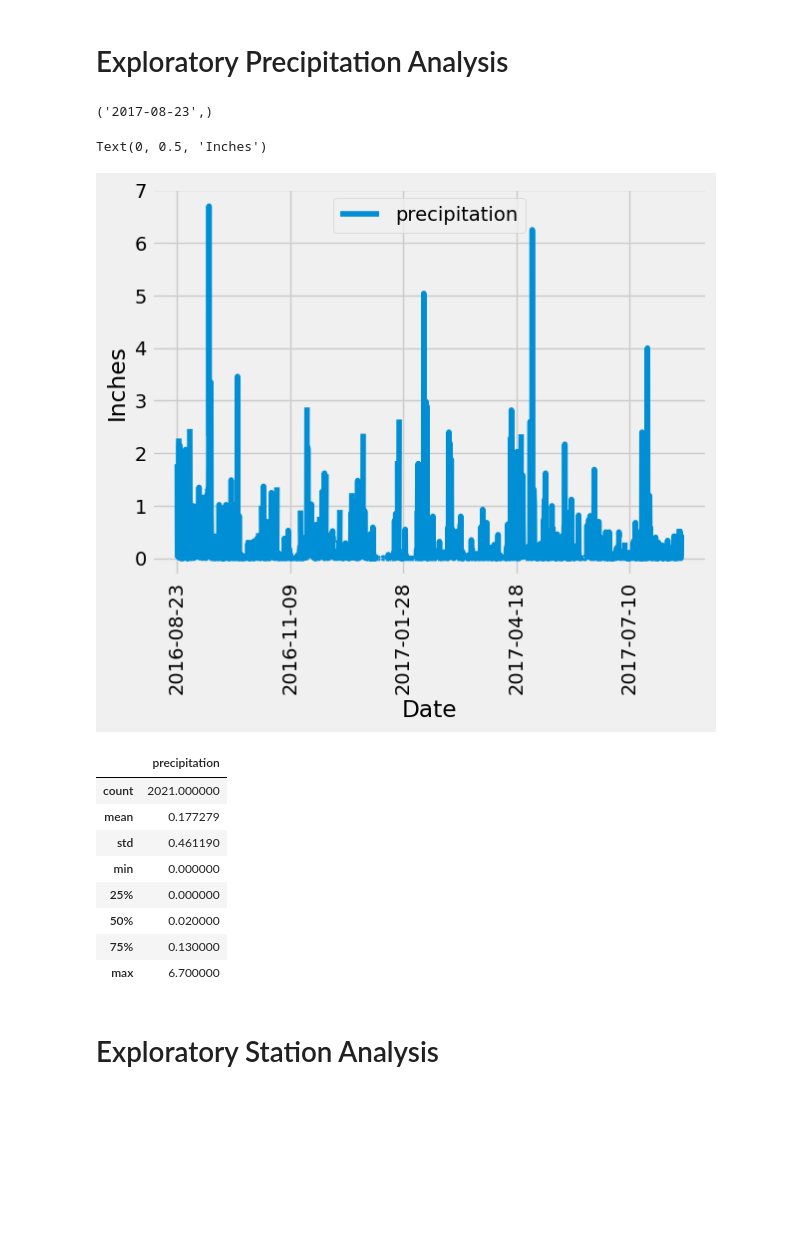
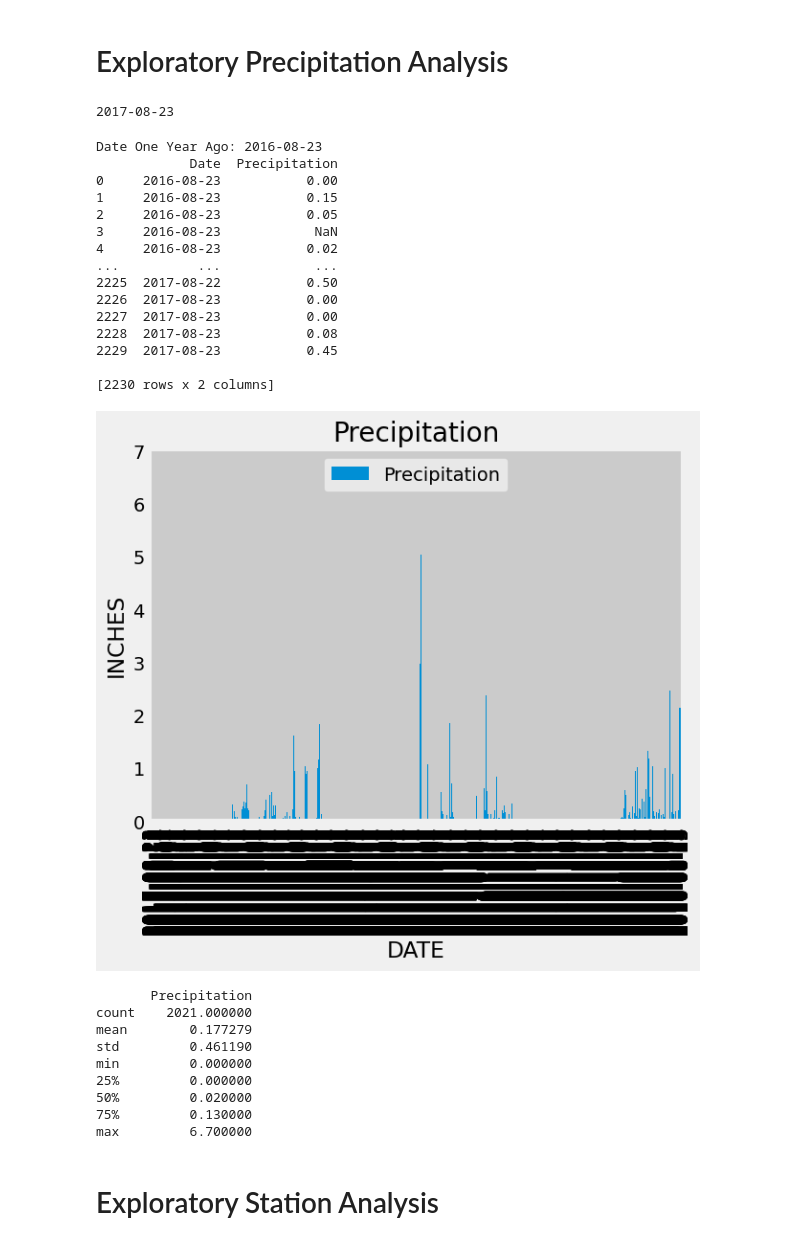
Before and after one commit to angjoagos/sqlalchemy-challenge, a Jupyter notebook: SurfsUP/climate_starter.ipynb, the cells around one changed output. Saved outputs shown, nothing was run; the diff lists cells and outputs as text; code cells hidden in the pictures; blank space fills up the shorter version.

```diff
--- a/SurfsUP/climate_starter.ipynb
+++ b/SurfsUP/climate_starter.ipynb
@@ -20,7 +21,8 @@ from sqlalchemy import create_engine, func
 engine = create_engine("sqlite:///Resources/hawaii.sqlite")
 # %%
 # reflect an existing database into a new model
-
+Base = automap_base()
 # reflect the tables
+Base.prepare(autoload_with=engine)
 # %%
 # View all of the classes that automap found
@@ -31,43 +32,82 @@ engine = create_engine("sqlite:///Resources/hawaii.sqlite")
+# %%
+measurement = Base.classes.measurement
+station= Base.classes.station
 # %%
 # Create our session (link) from Python to the DB
+session = Session(engine)
 # %% [markdown]
 # Exploratory Precipitation Analysis
 # %%
 # Find the most recent date in the data set.
+recent_date = session.query(func.max(measurement.date)).scalar()
+print (recent_date)
 # %% [output]
-('2017-08-23',)
+2017-08-23
 # %%
 # Design a query to retrieve the last 12 months of precipitation data and plot the results.
 # Starting from the most recent data point in the database.
 
 # Calculate the date one year from the last date in data set.
+recent_date = dt.date(2017, 8, 23)  # Replace with your query
 
-
+# Subtract a year from the most recent date
+one_year_ago = recent_date - dt.timedelta(days=365)
+print("Date One Year Ago:", one_year_ago)
 # Perform a query to retrieve the data and precipitation scores
-
+results = session.query(measurement.date, measurement.prcp) \
+    .filter(measurement.date >= one_year_ago) \
+    .filter(measurement.date <= recent_date) \
+    .order_by(measurement.date) \
+    .all()
 
 # Save the query results as a Pandas DataFrame. Explicitly set the column names
 
 
+column_names = ["Date", "Precipitation"]
+
+# Create a Pandas DataFrame with explicit column names
+df = pd.DataFrame(results, columns=column_names)
+print (df)
 # Sort the dataframe by date
-
+df = df.sort_values(by="Date", ascending=False)
+df = df.reset_index(drop=True)
 
 # Use Pandas Plotting with Matplotlib to plot the data
+df.plot(x='Date', y='Precipitation', kind='bar')
+plt.title( 'Precipitation')
+plt.xlabel('DATE')
+plt.ylabel('INCHES')
+plt.show()
 # %% [output]
-Text(0, 0.5, 'Inches')
+Date One Year Ago: 2016-08-23
+            Date  Precipitation
+0     2016-08-23           0.00
+1     2016-08-23           0.15
+2     2016-08-23           0.05
+3     2016-08-23            NaN
+4     2016-08-23           0.02
+...          ...            ...
+2225  2017-08-22           0.50
+2226  2017-08-23           0.00
+2227  2017-08-23           0.00
+2228  2017-08-23           0.08
+2229  2017-08-23           0.45
+
+[2230 rows x 2 columns]
-[figure, old version]
+[figure, new version]
 # %%
 # Use Pandas to calculate the summary statistics for the precipitation data
+print(df.describe())
 # %% [output]
-|  | precipitation |
-| count | 2021.000000 |
-| mean | 0.177279 |
-| std | 0.461190 |
-| min | 0.000000 |
-| 25% | 0.000000 |
-| 50% | 0.020000 |
-| 75% | 0.130000 |
-| max | 6.700000 |
+       Precipitation
+count    2021.000000
+mean        0.177279
+std         0.461190
+min         0.000000
+25%         0.000000
+50%         0.020000
+75%         0.130000
+max         6.700000
 # %% [markdown]
 # Exploratory Station Analysis
 # %%
```
Also changed, not shown: parts of 9 cells of this notebook, 1 other file.
